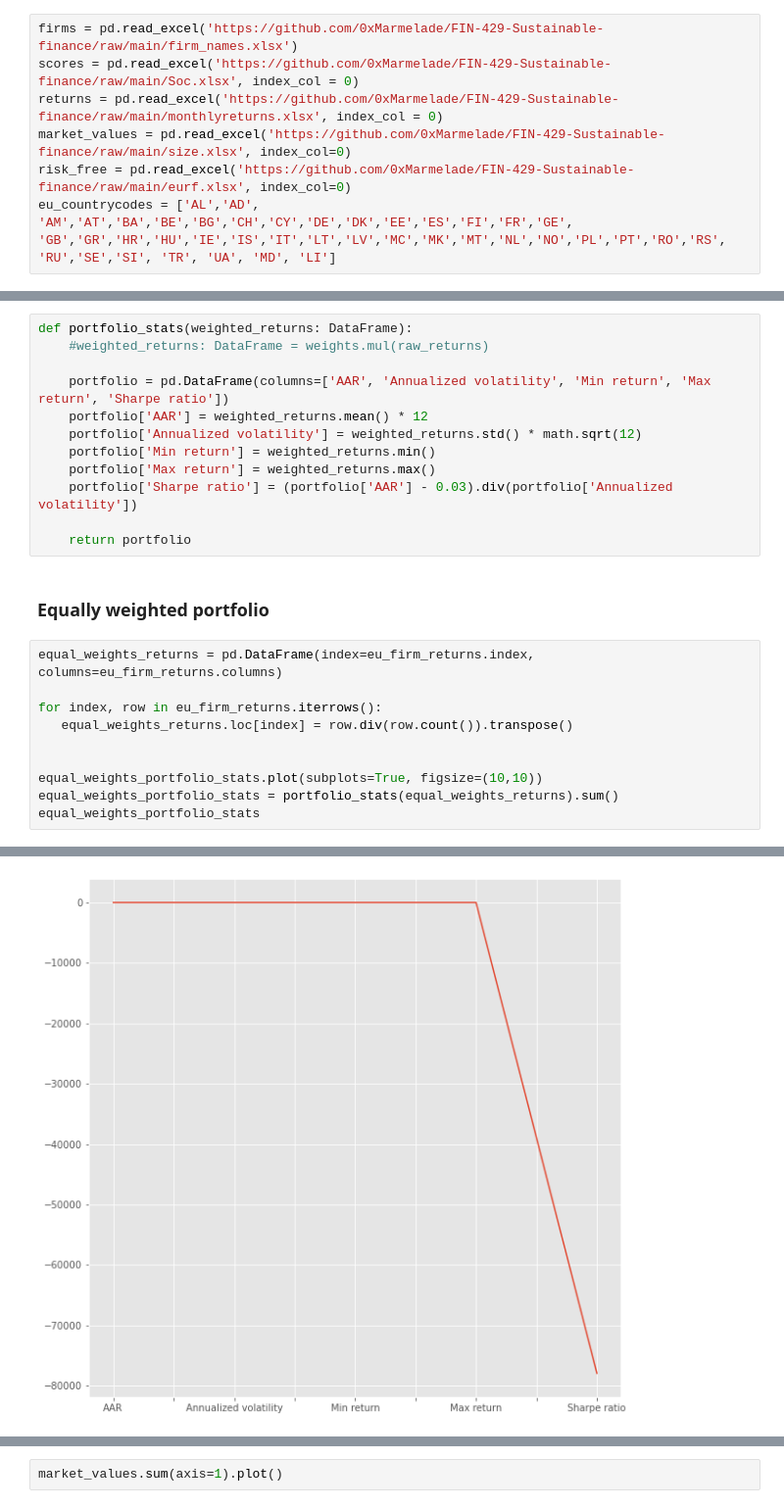
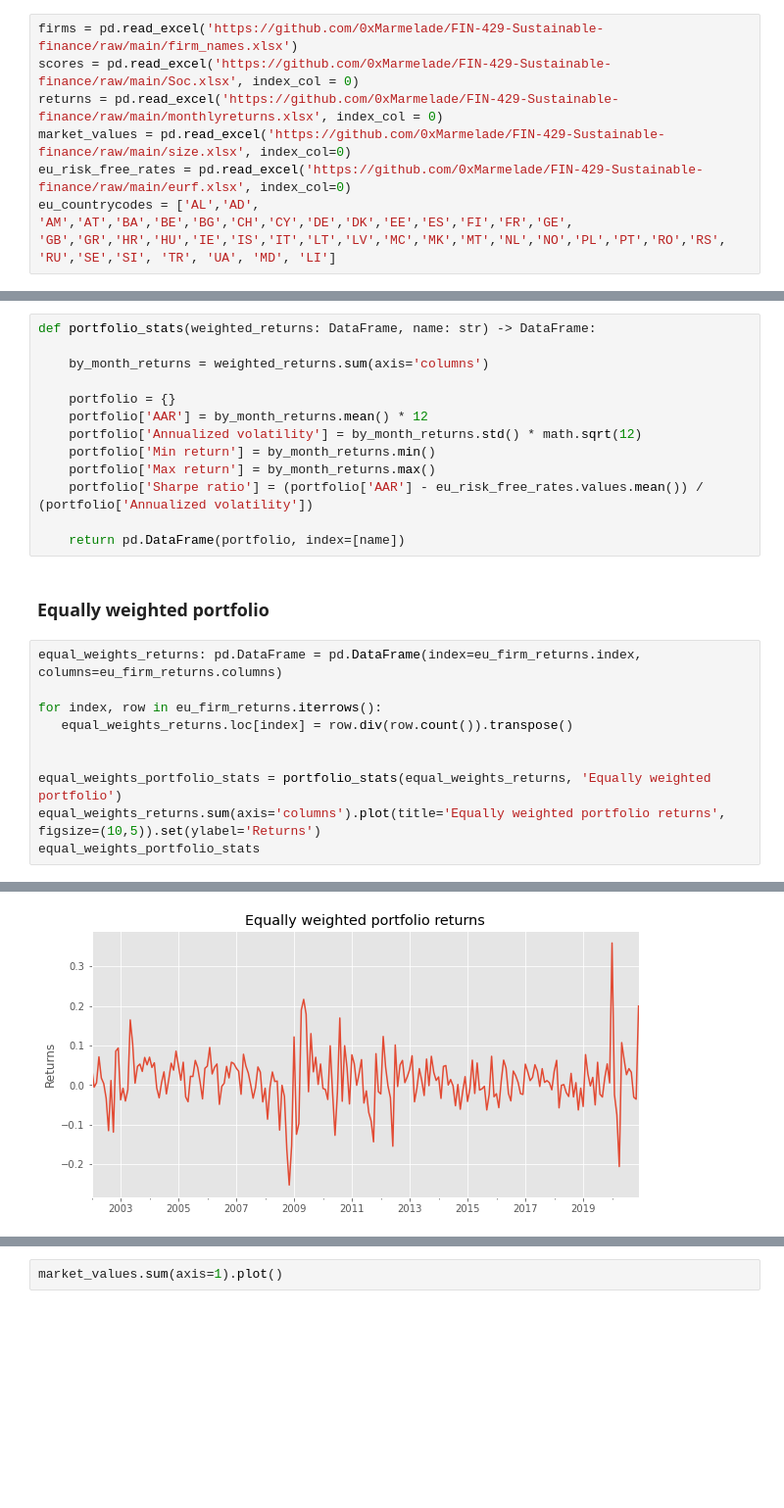
Before and after one commit to 0xMarmelade/FIN-429-Sustainable-finance, a Jupyter notebook: h1.ipynb, the cells around one changed output, grey strips where cells are left out. Shown at 98% size. Drawn from its saved outputs; the diff is of its cells as text; blank space fills up the shorter version.

```diff
--- a/h1.ipynb
+++ b/h1.ipynb
@@ -10,5 +13,5 @@ firms = pd.read_excel('https://github.com/0xMarmelade/FIN-429-Sustainable-financ
 scores = pd.read_excel('https://github.com/0xMarmelade/FIN-429-Sustainable-finance/raw/main/Soc.xlsx', index_col = 0)
 returns = pd.read_excel('https://github.com/0xMarmelade/FIN-429-Sustainable-finance/raw/main/monthlyreturns.xlsx', index_col = 0)
 market_values = pd.read_excel('https://github.com/0xMarmelade/FIN-429-Sustainable-finance/raw/main/size.xlsx', index_col=0)
-risk_free = pd.read_excel('https://github.com/0xMarmelade/FIN-429-Sustainable-finance/raw/main/eurf.xlsx', index_col=0)
+eu_risk_free_rates = pd.read_excel('https://github.com/0xMarmelade/FIN-429-Sustainable-finance/raw/main/eurf.xlsx', index_col=0)
 eu_countrycodes = ['AL','AD', 'AM','AT','BA','BE','BG','CH','CY','DE','DK','EE','ES','FI','FR','GE', 'GB','GR','HR','HU','IE','IS','IT','LT','LV','MC','MK','MT','NL','NO','PL','PT','RO','RS', 'RU','SE','SI', 'TR', 'UA', 'MD', 'LI']
@@ -89,27 +75,28 @@ volatility and comment on the observed correlation. (5 points)
 ## Question 2
 Form an equally-weighted and value-weighted portfolio with monthly rebalancing. Report the following statistics for both portfolios: annualized average return, annualized volatility, minimum return, maximum return, and Sharpe ratio. Plot the time series of returns for both portfolios. (10 points)
 # %%
-def portfolio_stats(weighted_returns: DataFrame):
-    #weighted_returns: DataFrame = weights.mul(raw_returns)
+def portfolio_stats(weighted_returns: DataFrame, name: str) -> DataFrame:
 
-    portfolio = pd.DataFrame(columns=['AAR', 'Annualized volatility', 'Min return', 'Max return', 'Sharpe ratio'])
-    portfolio['AAR'] = weighted_returns.mean() * 12
-    portfolio['Annualized volatility'] = weighted_returns.std() * math.sqrt(12)
-    portfolio['Min return'] = weighted_returns.min()
-    portfolio['Max return'] = weighted_returns.max()
-    portfolio['Sharpe ratio'] = (portfolio['AAR'] - 0.03).div(portfolio['Annualized volatility'])
+    by_month_returns = weighted_returns.sum(axis='columns')
 
-    return portfolio
+    portfolio = {}
+    portfolio['AAR'] = by_month_returns.mean() * 12
+    portfolio['Annualized volatility'] = by_month_returns.std() * math.sqrt(12)
+    portfolio['Min return'] = by_month_returns.min()
+    portfolio['Max return'] = by_month_returns.max()
+    portfolio['Sharpe ratio'] = (portfolio['AAR'] - eu_risk_free_rates.values.mean()) / (portfolio['Annualized volatility'])
+
+    return pd.DataFrame(portfolio, index=[name])
 # %% [markdown]
 ### Equally weighted portfolio
 # %%
-equal_weights_returns = pd.DataFrame(index=eu_firm_returns.index, columns=eu_firm_returns.columns)
+equal_weights_returns: pd.DataFrame = pd.DataFrame(index=eu_firm_returns.index, columns=eu_firm_returns.columns)
 
 for index, row in eu_firm_returns.iterrows():
    equal_weights_returns.loc[index] = row.div(row.count()).transpose()
 
 
-equal_weights_portfolio_stats.plot(subplots=True, figsize=(10,10))
-equal_weights_portfolio_stats = portfolio_stats(equal_weights_returns).sum()
+equal_weights_portfolio_stats = portfolio_stats(equal_weights_returns, 'Equally weighted portfolio')
+equal_weights_returns.sum(axis='columns').plot(title='Equally weighted portfolio returns', figsize=(10,5)).set(ylabel='Returns')
 equal_weights_portfolio_stats
 # %% [output]
@@ -122,4 +105,4 @@ dtype: object
-[figure, old version]
+[figure, new version]
 # %%
 eu_firm_market_values = market_values[eu_firm_names]
 
```
Also changed, not shown: parts of 24 cells of this notebook.
